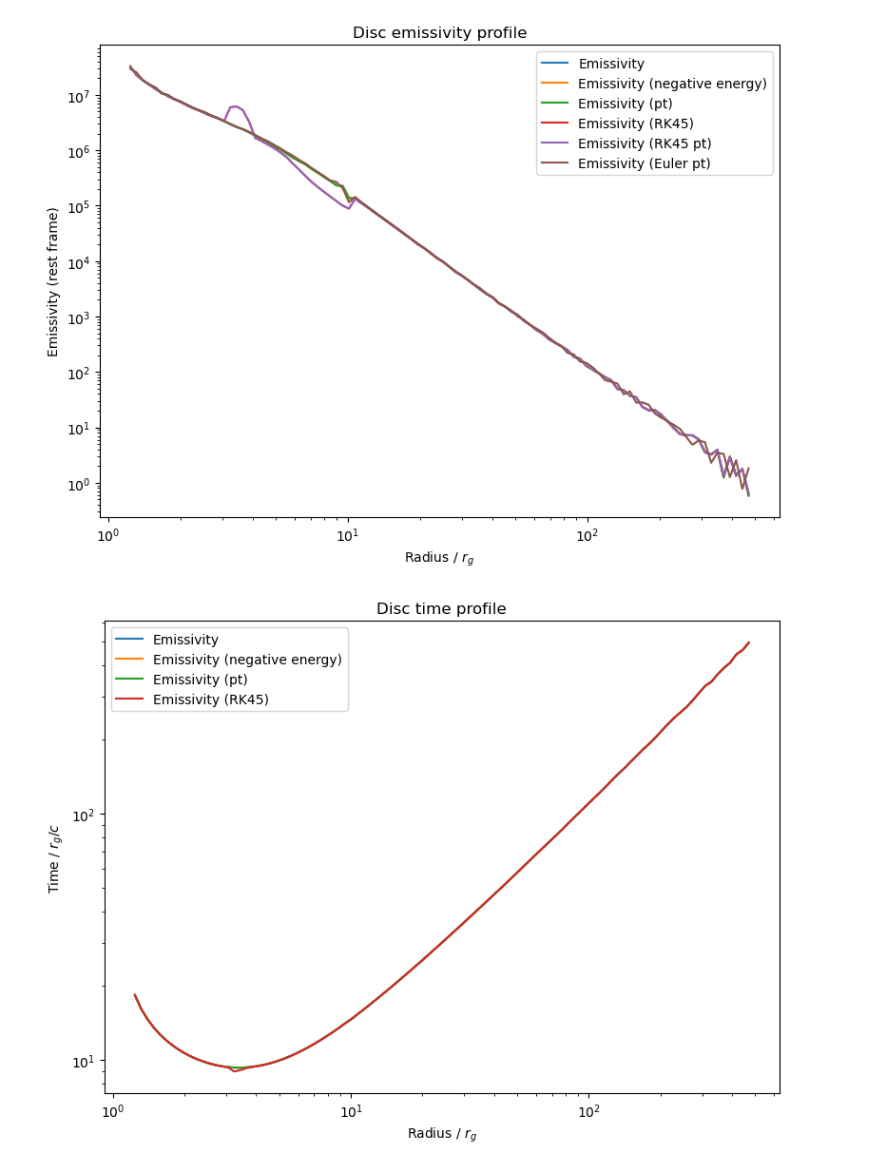
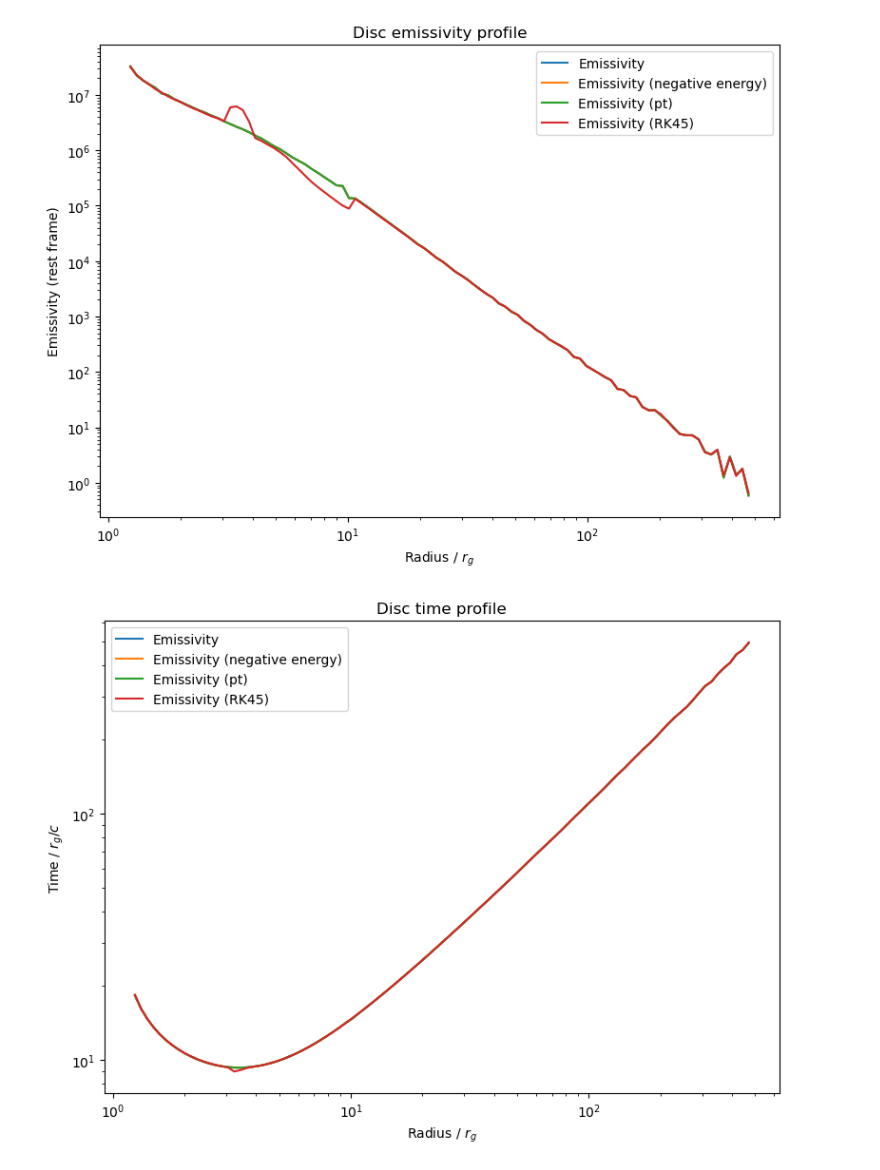
Before and after one commit to wilkinsdr/raytrace_cpu, a Jupyter notebook: python/emissivity_profile.ipynb, the cells around one changed output. Saved outputs shown, nothing was run; the diff lists cells and outputs as text; code cells hidden in the pictures.

```diff
--- a/python/emissivity_profile.ipynb
+++ b/python/emissivity_profile.ipynb
@@ -30,22 +30,23 @@ df7 = read_emissivity('../dat/emissivity_test_euler_neg_en.dat')
 # %%
 fig, ax = plt.subplots(figsize=(8, 6))
 
 ax.loglog(df['r'], df['emissivity'], label='Emissivity')
 ax.loglog(df2['r'], df2['emissivity'], label='Emissivity (negative energy)')
 ax.loglog(df3['r'], df3['emissivity'], label='Emissivity (pt)')
 ax.loglog(df4['r'], df4['emissivity'], label='Emissivity (RK45)')
-ax.loglog(df5['r'], df5['emissivity'], label='Emissivity (RK45 pt)')
-ax.loglog(df6['r'], df6['emissivity'], label='Emissivity (Euler pt)')
+#ax.loglog(df5['r'], df5['emissivity'], label='Emissivity (RK45 pt)')
+# ax.loglog(df6['r'], df6['emissivity'], label='Emissivity (Euler pt)')
+# ax.loglog(df7['r'], df7['emissivity'], label='Emissivity (Euler neg en)')
 
 ax.set_xlabel(r'Radius / $r_g$')
 ax.set_ylabel(r'Emissivity (rest frame)')
 ax.set_title('Disc emissivity profile')
 ax.legend()
 
 plt.tight_layout()
 plt.show()
 # %% [output]
-[figure, old version]
+[figure, new version]
 # %%
 fig, ax = plt.subplots(figsize=(8, 6))
 
```
Also changed, not shown: 7 other files.
